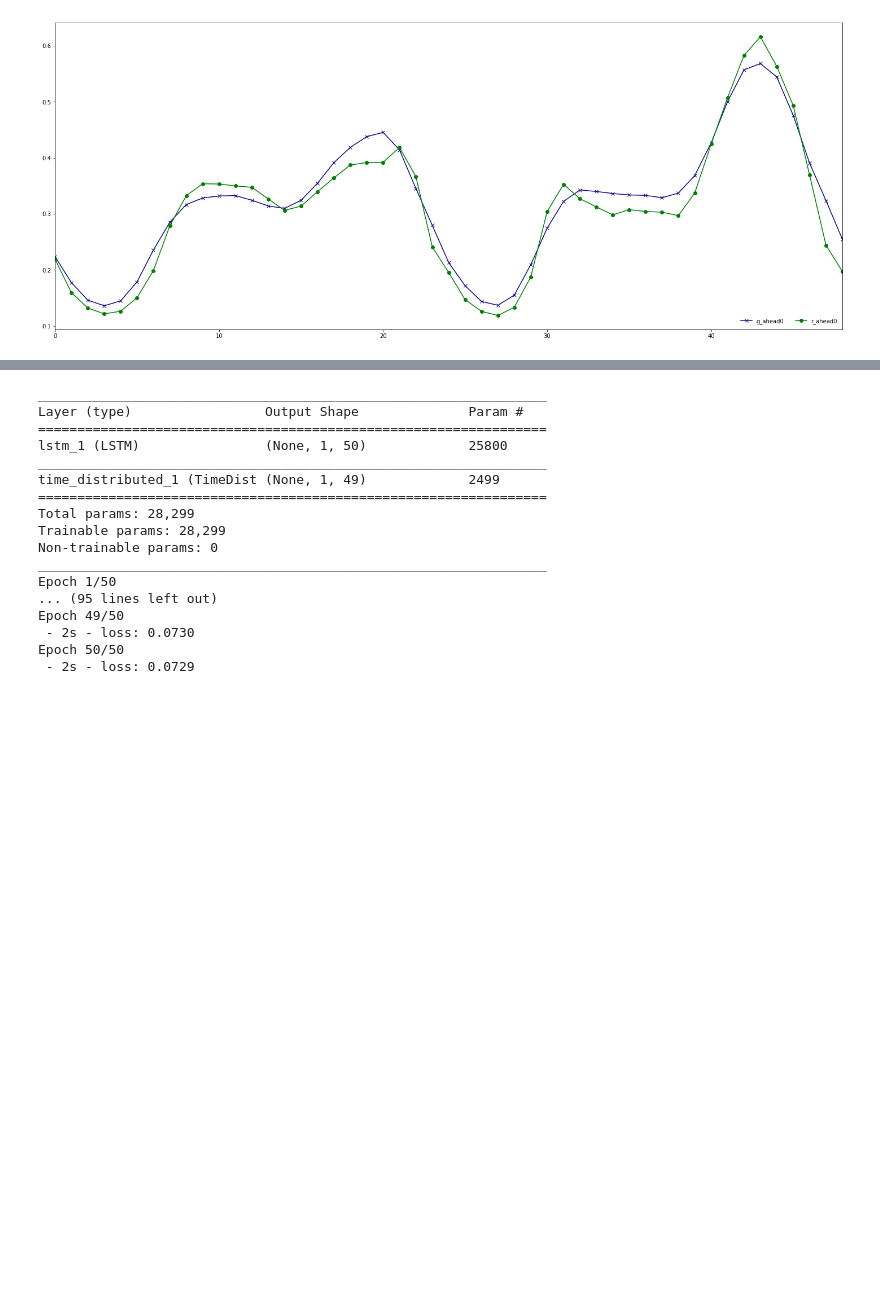
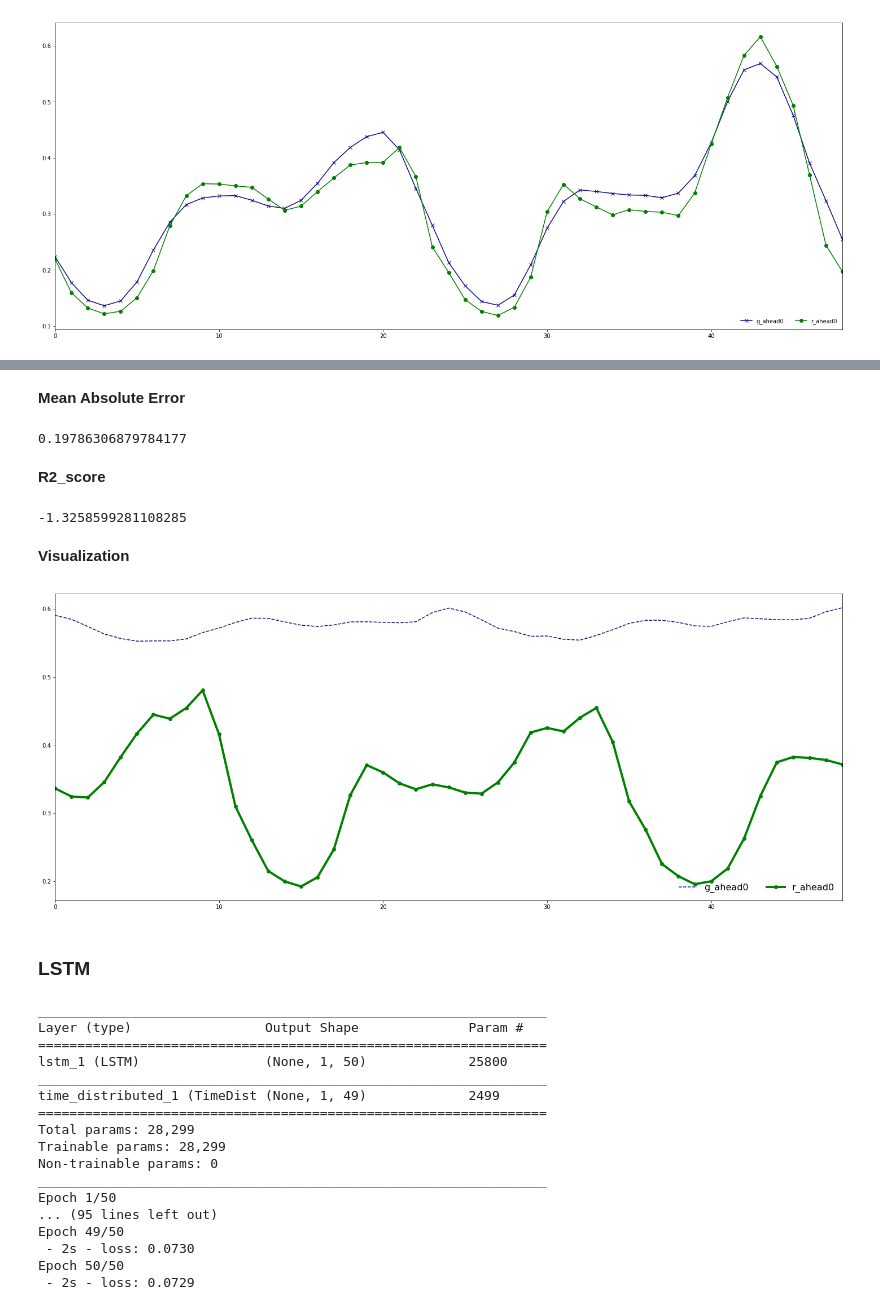
Before and after one commit to charlesfu4/MT, a Jupyter notebook: hourly_forecast.ipynb, the cells around one changed output, grey strips where cells are left out. Cells and saved outputs as stored; diff of their text form; code cells hidden in the pictures; blank space fills up the shorter version.

```diff
--- a/hourly_forecast.ipynb
+++ b/hourly_forecast.ipynb
@@ -485,0 +354,8 @@ plt.show()
+# %%
+## create 48 hours recency effect matrix
+ahead_wt = lag_ahead_series(test.iloc[:,:8], n_in=0, n_out=49, n_vars = 8, dropnan=True)
+#single_wt = train.iloc[:5775,:8]
+#create 48 housrs ahead energy consumption matrix
+ahead_et = lag_ahead_series(test.iloc[:,8:], n_in=0, n_out=49, n_vars = 1, dropnan=True)
+
+ahead_wt.shape, ahead_et.shape
@@ -485,0 +364,12 @@ plt.show()
+# %%
+## feature scaling
+#single_test = pd.concat([single_wt, ahead_et], axis = 1) ## without weather recency effect
+## with weather recency effect
+mtest = mmscaler.transform(ahead_wt)
+# %%
+## feature pick up
+test_x = mtest[:,cols]
+test_y = ahead_et
+# %%
+## Prediction with test data
+yt_hat = rfr.predict(test_x)
@@ -486,3 +382,36 @@ plt.show()
+# %% [markdown]
+**Mean Absolute Error**
+# %%
+mean_absolute_error(test_y, yt_hat)
+# %% [output]
+0.19786306879784177
+# %% [markdown]
+**R2_score**
+# %%
+r2_score(test_y, yt_hat)
+# %% [output]
+-1.3258599281108285
+# %% [markdown]
+**Visualization**
+# %%
+real = test_y.to_numpy()
+guess = yt_hat
+real = real[100:101,:49]
+guess = guess[100:101,:49]
+rpdf = plot_df(real,"r")
+gpdf = plot_df(guess,"g")
+
+#plot
+ax = plt.gca()
+gpdf.plot(figsize=(25,10), colormap = 'plasma',style='--',legend = True, ax = ax)
+rpdf.plot(figsize=(25,10), color = 'g',style ='-o',legend = True, ax = ax,lw = 4)
+ax.legend(frameon=False, loc='lower right', ncol=6, prop={'size': 16})
+
+plt.show()
+# %% [output]
+[figure, added]
+# %% [markdown]
+### LSTM
 # %%
 train_X, val_X, train_y, val_y = train_test_split(X_new, y_train_minmax, train_size = 0.9, test_size = 0.1)
 ltrain_X = train_X.reshape((train_X.shape[0], 1, train_X.shape[1]))
```
Also changed, not shown: parts of 98 cells of this notebook, 3 other files.
